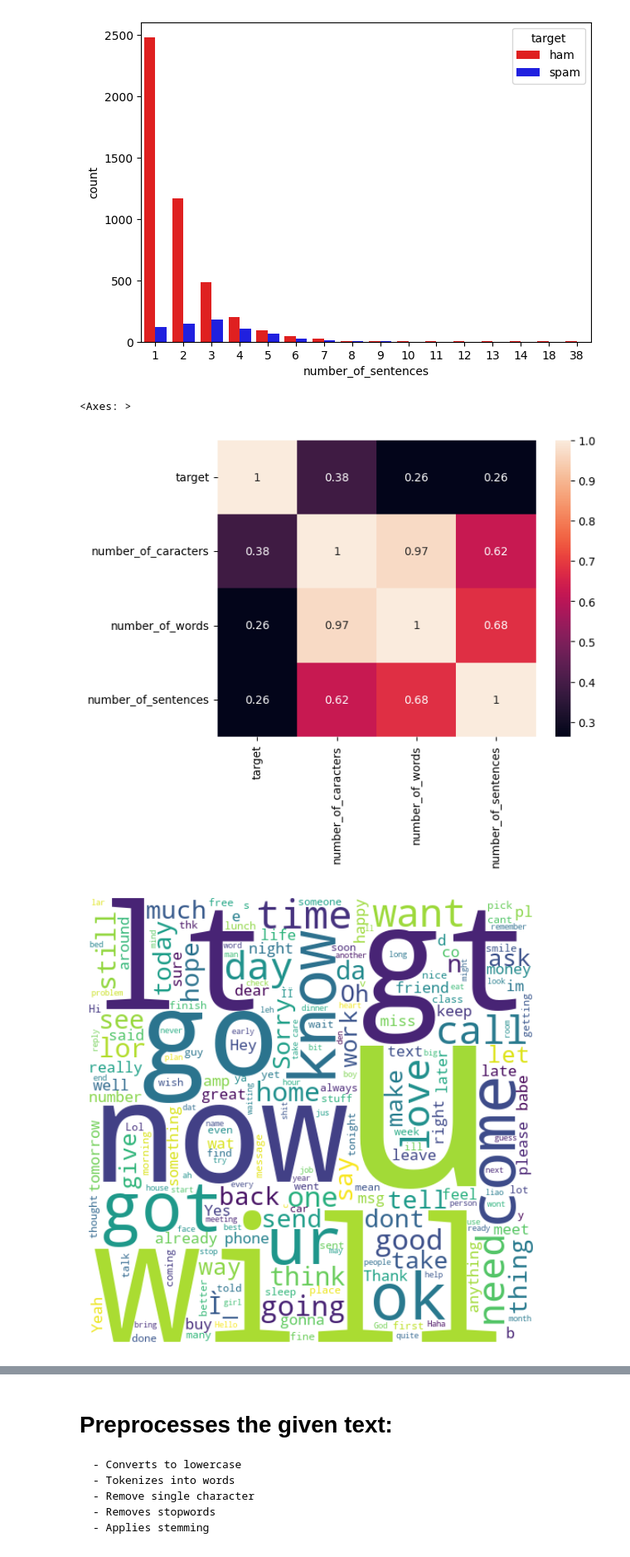
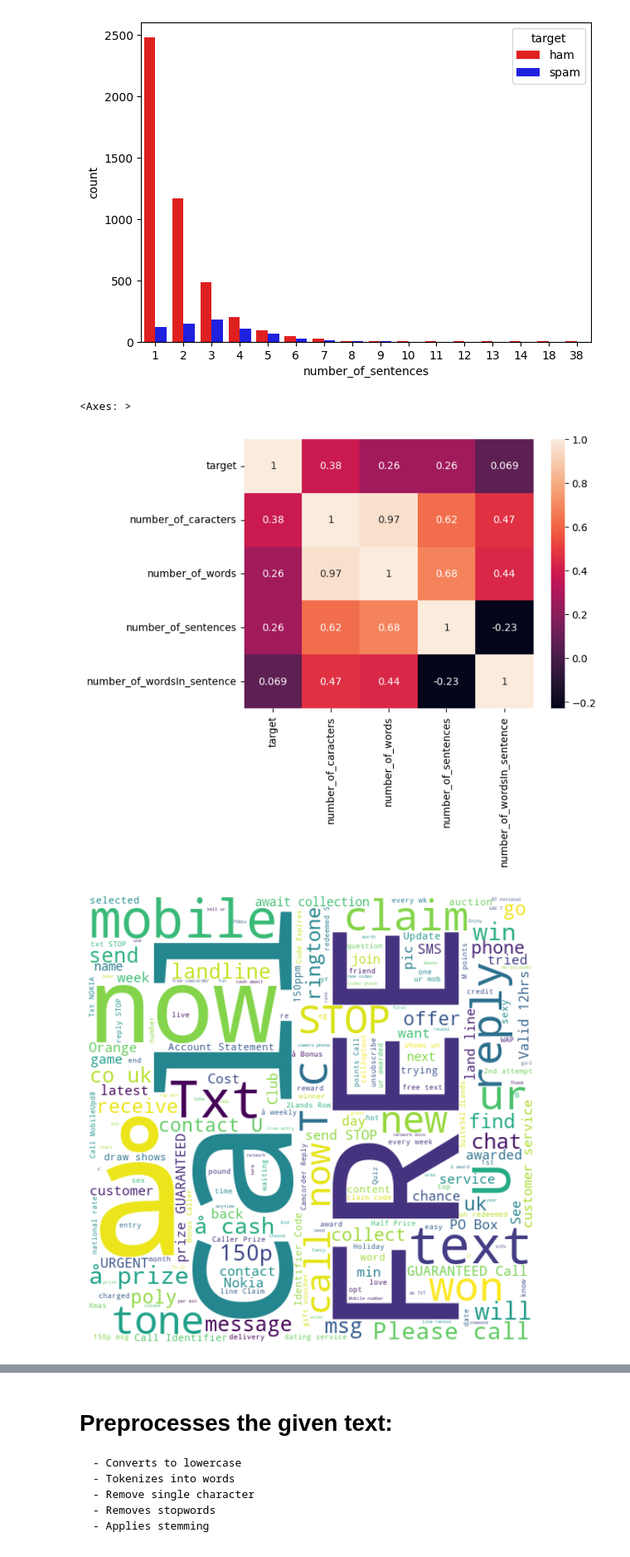
Before and after one commit to KanAfridi/Sms-Spam-Detection-Model, a Jupyter notebook: sms-spam-detection-model.ipynb, the cells around one changed output, grey strips where cells are left out. Shown at 83% size. Drawn from its saved outputs; the diff is of its cells as text; code cells hidden in the pictures.

```diff
--- a/sms-spam-detection-model.ipynb
+++ b/sms-spam-detection-model.ipynb
@@ -89,6 +109,7 @@ df['number_of_words'] = df['message'].map(lambda x: len(nltk.word_tokenize(x)))
 
 # Same for sentence
 df['number_of_sentences'] = df['message'].map(lambda x: len(nltk.sent_tokenize(x)))
+df['number_of_wordsIn_sentence'] = df['number_of_words'] / df['number_of_sentences']
 # %%
 # The distribution of spam and ham caracters wise
 sns.histplot(data=df, x='number_of_caracters', hue='target', palette={'spam': 'blue', 'ham': 'red'})
@@ -115,19 +136,17 @@ df['target'] = le.fit_transform(df['target'])
 sns.heatmap(df.drop(columns = 'message').corr(), annot=True)
 # %% [output]
 <Axes: >
-[figure, old version]
+[figure, new version]
 # %%
-from wordcloud import WordCloud
+wcloud = WordCloud(width=500, height=500, background_color='white')
 
-# Generating the word cloud
-wcloud = WordCloud(width=500, height=500, background_color='white')
-text0 = df[df['target'] == 0]['message'].str.cat(sep="")
-wcloud.generate(text0)
+text1 = df[df['target'] == 1]['message'].str.cat(sep="")
+text1cloud = wcloud.generate(text1)
 
 # Displaying the word cloud
-plt.figure(figsize=(7, 7))
-plt.imshow(wcloud, interpolation='bilinear')
+plt.figure(figsize=(10, 7))
+plt.imshow(text1cloud, interpolation='bilinear')
 plt.axis('off')  # Hide axes
 plt.show()
 # %% [output]
-[figure, old version]
+[figure, new version]
```
Also changed, not shown: parts of 46 cells of this notebook, 2 other files.
